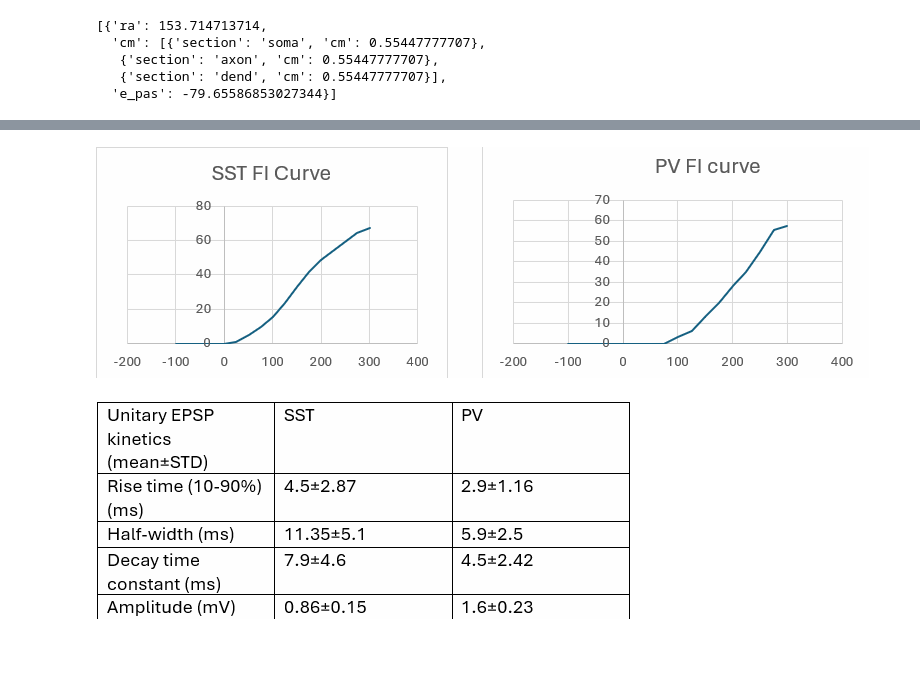
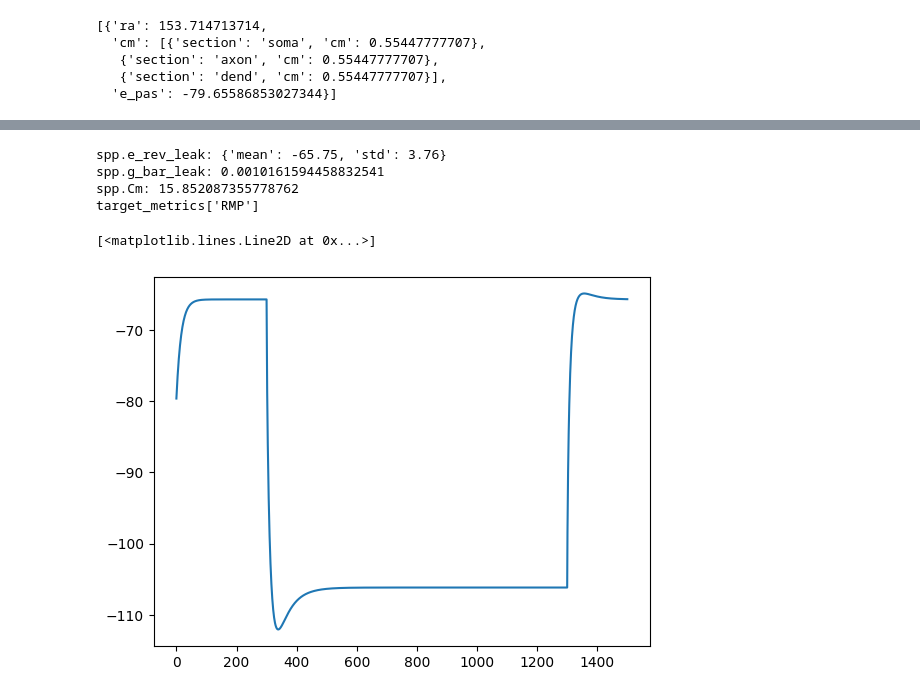
Before and after one commit to davidfague/single-cell-tuning, a Jupyter notebook: tuning_SST_PV.ipynb, the cells around one changed output, grey strips where cells are left out. Saved outputs shown, nothing was run; the diff lists cells and outputs as text; code cells hidden in the pictures; blank space fills up the shorter version.

```diff
--- a/tuning_SST_PV.ipynb
+++ b/tuning_SST_PV.ipynb
@@ -246,2 +378,0 @@ target_metric['PV']
-# %%
-RInSimulation(h)
@@ -250,4 +379,18 @@ RInSimulation(h)
-# %% [markdown]
-![image.png](embedded-picture-1)
-# %% [markdown]
-![image.png](embedded-picture-1)
+# %%
+# compute settable passive properties
+spp = ACTPassiveModule.compute_spp(R_in = target_metrics['Rin (MOhm)']['mean'] * 1e6,
+                             soma_area = h.soma[0](0.5).area() * 1e-8, # convert from microns^2 to cm^2
+                             tau = (target_metrics['Tau (ms)']['mean'] / 1000), # convert to s
+                             V_rest = target_metrics['RMP'])
+
+print(f"spp.e_rev_leak: {spp.e_rev_leak}")
+print(f"spp.g_bar_leak: {spp.g_bar_leak}")
+print(f"spp.Cm: {spp.Cm}")
+
+print(f"target_metrics['RMP']") # check this error
+# Cm # check cm error
+# %% [output]
+spp.e_rev_leak: {'mean': -65.75, 'std': 3.76}
+spp.g_bar_leak: 0.0010161594458832541
+spp.Cm: 15.852087355778762
+target_metrics['RMP']
@@ -253,0 +412,16 @@ RInSimulation(h)
+# %%
+stim = h.IClamp(h.soma[0](0.5))
+stim.amp = -1
+stim.delay = 300.0
+stim.dur = 1000
+h.tstop = 1500.0
+h.dt = 0.1
+h.steps_per_ms = 1 / h.dt
+
+v = h.Vector().record(h.soma[0](0.5)._ref_v)
+h.finitialize()
+h.run()
+plt.plot(v.as_numpy()[::10])
+# %% [output]
+[<matplotlib.lines.Line2D at 0x...>]
+[figure, added]
```
Also changed, not shown: parts of 40 cells of this notebook.
